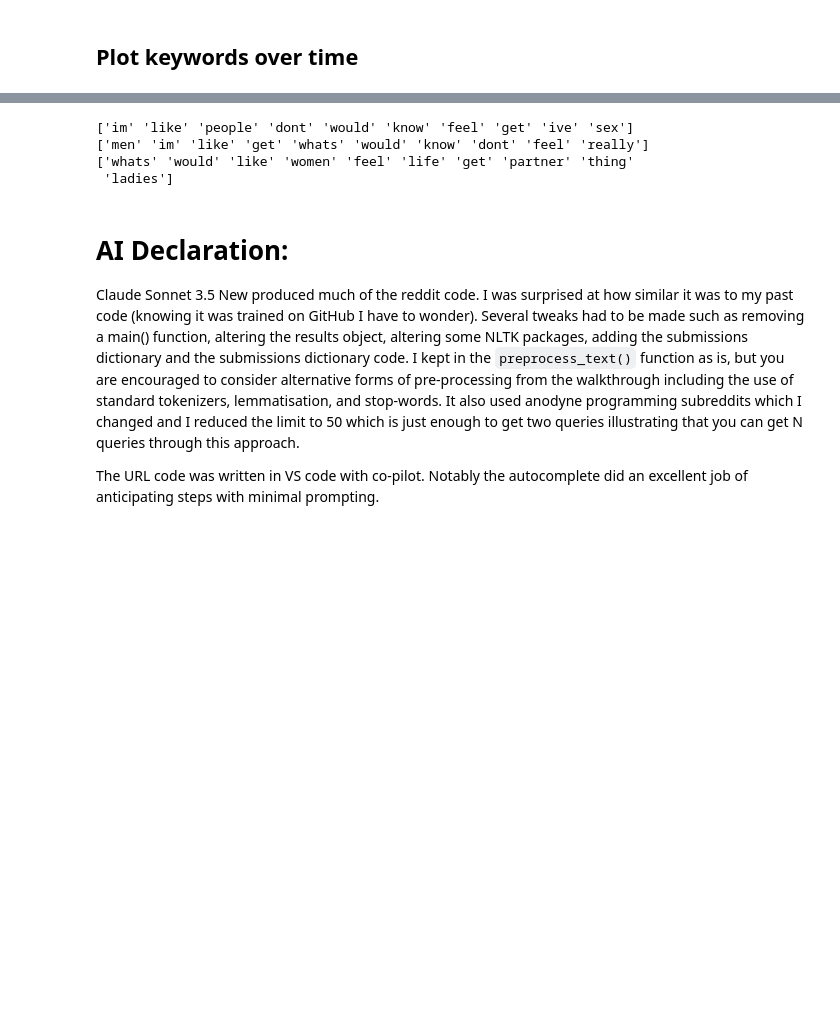
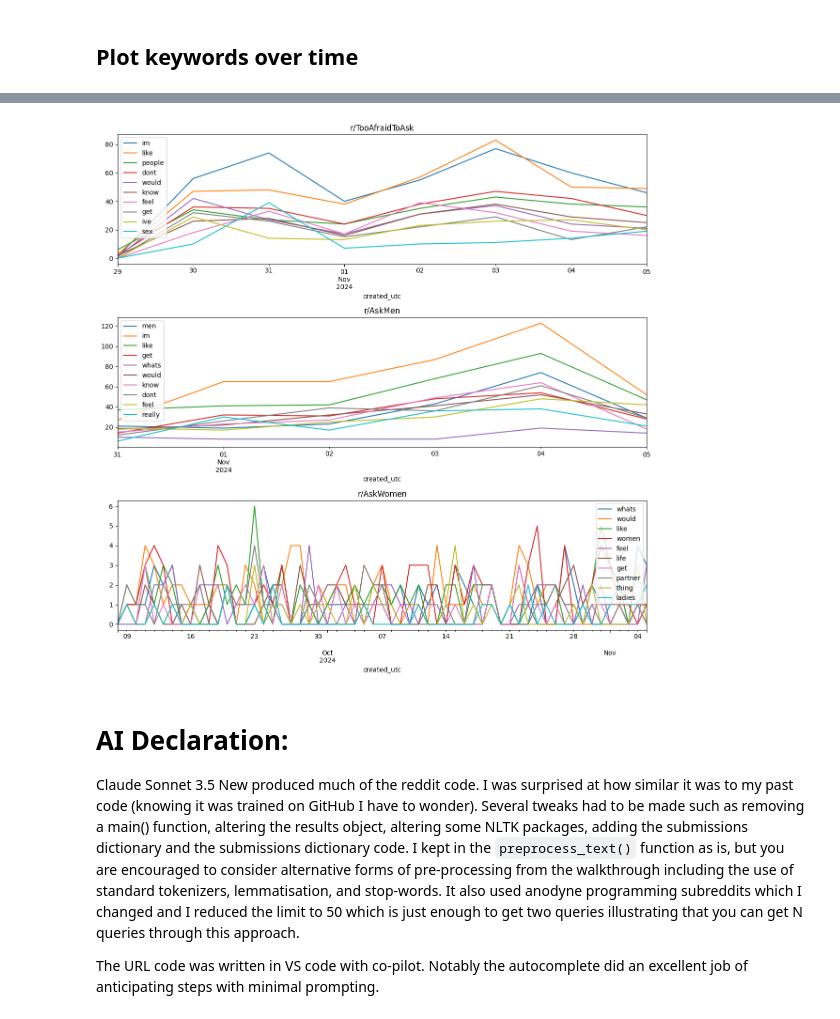
Before and after one commit to RyanOthnielKearns/oii-fsds-textanalysis, a Jupyter notebook: week3day2_lab_text.ipynb, the cells around one changed output, grey strips where cells are left out. Drawn from its saved outputs; the diff is of its cells as text; code cells hidden in the pictures; blank space fills up the shorter version.

Commit message:
Plot top term frequencies per subreddit

```diff
--- a/week3day2_lab_text.ipynb
+++ b/week3day2_lab_text.ipynb
@@ -238,7 +240,7 @@ def analyze_subreddit(
         dict: Some structured data summarizing the subreddit's posts and key terms.
     """
     # Use combined title and selftext
-    texts = posts["text"]
+    texts = [p["text"] for p in posts]
 
     # Analyze vocabulary first
     freq_df, vocab_stats = analyze_vocabulary(texts, min_freq=min_doc_freq)
@@ -392,17 +378,31 @@ pd.DataFrame(submissions[subreddits[0]])
-# %%
-posts_dfs: dict[str, pd.DataFrame] = {}
-
-for subreddit in subreddits:
-    top_terms = results[subreddit]["top_terms"]["term"].values[:TOP_N]
-
-    posts_dfs[subreddit] = pd.DataFrame(submissions[subreddit])
-
-    print(top_terms)
-# %% [output]
-['im' 'like' 'people' 'dont' 'would' 'know' 'feel' 'get' 'ive' 'sex']
-['men' 'im' 'like' 'get' 'whats' 'would' 'know' 'dont' 'feel' 'really']
-['whats' 'would' 'like' 'women' 'feel' 'life' 'get' 'partner' 'thing'
- 'ladies']
+# %%
+posts_dfs: dict[str, pd.DataFrame] = {}
+
+# Create a plt figure with 4 rows and 1 column
+fig, axs = plt.subplots(len(subreddits), 1, figsize=(12, 12))
+
+for i, subreddit in enumerate(subreddits):
+    top_terms = results[subreddit]["top_terms"]["term"].values[:TOP_N]
+
+    v = CountVectorizer()
+    X = v.fit_transform([post['text'] for post in submissions[subreddit]])
+
+    # Create a DataFrame with the top terms and index by post created time
+    df = pd.DataFrame(X.toarray(), columns=v.get_feature_names_out())
+    df["created_utc"] = [post["created_utc"] for post in submissions[subreddit]]
+    df["created_utc"] = pd.to_datetime(df["created_utc"], unit="s")
+    df = df.set_index("created_utc")
+    df = df[top_terms]
+
+    # Resample to daily frequency
+    df = df.resample("D").sum()
+
+    # Plot the top terms in the i-th subplot
+    df.plot(ax=axs[i], title=f"r/{subreddit}")
+
+fig.tight_layout()
+# %% [output]
+[figure, added]
 # %% [markdown]
 # AI Declaration:
 
```
Also changed, not shown: parts of 3 cells of this notebook.
